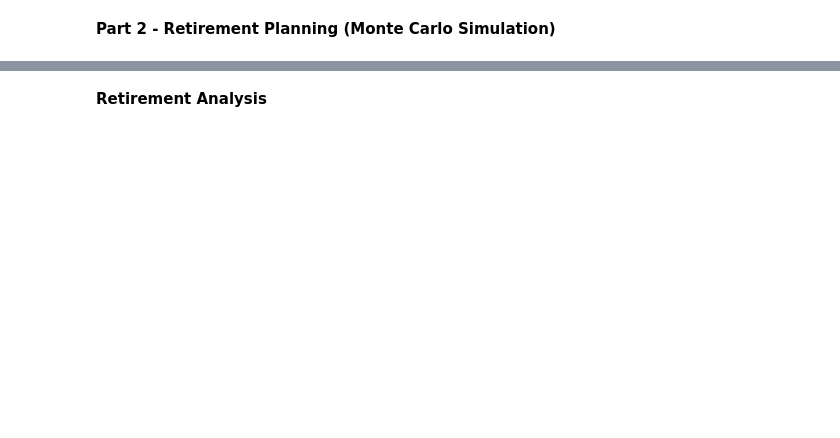
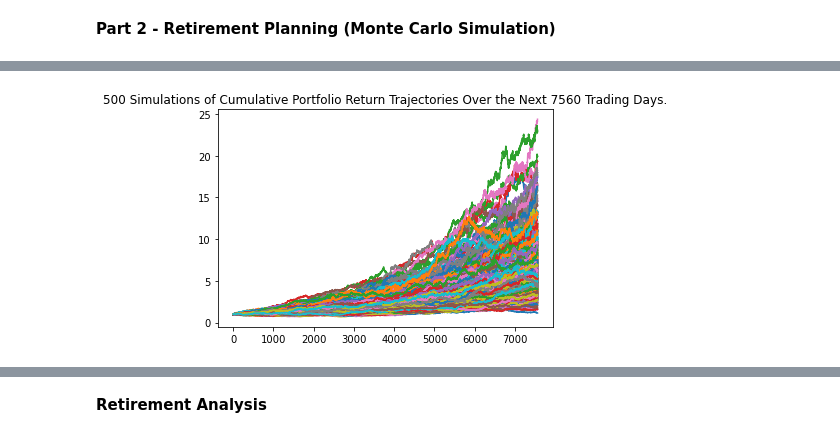
Before and after one commit to tfry-coder/API---Financial-Planning-homework, a Jupyter notebook: API Homework.ipynb, the cells around one changed output, grey strips where cells are left out. Drawn from its saved outputs; the diff is of its cells as text; code cells hidden in the pictures; blank space fills up the shorter version.

```diff
--- a/API Homework.ipynb
+++ b/API Homework.ipynb
@@ -206,11 +216,16 @@ df_savings
 # %%
 # Set start and end dates of five years back from today.
 # Sample results may vary from the solution based on the time frame chosen
-start_date = pd.Timestamp('2015-08-07', tz='America/New_York').isoformat()
-end_date = pd.Timestamp('2020-08-07', tz='America/New_York').isoformat()
+start_date = pd.Timestamp('2015-11-18', tz='America/New_York').isoformat()
+end_date = pd.Timestamp('2020-11-18', tz='America/New_York').isoformat()
 # %%
 # Get 5 years' worth of historical data for SPY and AGG
-# YOUR CODE HERE!
-
+df_stock_data = alpaca.get_barset(
+    tickers,
+    timeframe,
+    start = start_date,
+    end = end_date
+).df
 # Display sample data
+df_stock_data.head()
 #df_stock_data.head()
@@ -217,8 +241,7 @@ end_date = pd.Timestamp('2020-08-07', tz='America/New_York').isoformat()
 # %%
 # Configuring a Monte Carlo simulation to forecast 30 years cumulative returns
-# YOUR CODE HERE!
-MC_fiveyear = MCSimulation(
-    portfolio_data = df_ticker,
+MC_thirty_year = MCSimulation(
+    portfolio_data = df_stock_data,
     weights = [.60,.40],
     num_simulation = 500,
     num_trading_days = 252*30
@@ -232,5 +295,7 @@ MC_fiveyear = MCSimulation(
 # %%
 # Plot simulation outcomes
-# YOUR CODE HERE!
+line_plot = MC_thirty_year.plot_simulation()
+# %% [output]
+[figure, added]
 # %%
 # Plot probability distribution and confidence intervals
```
Also changed, not shown: parts of 10 cells of this notebook.
